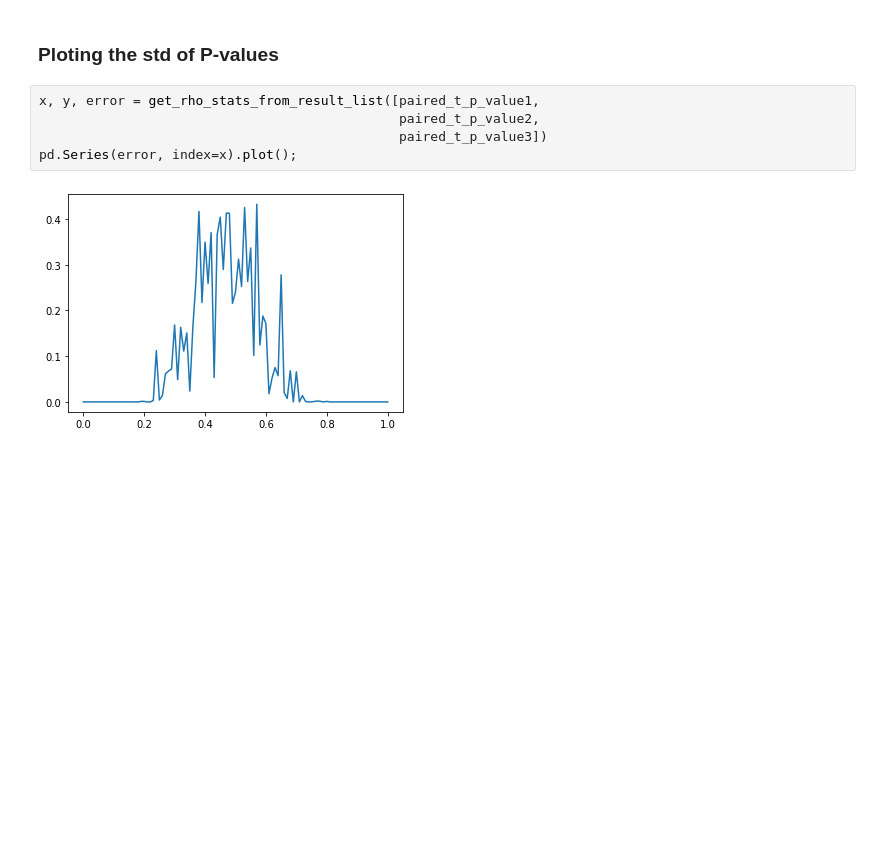
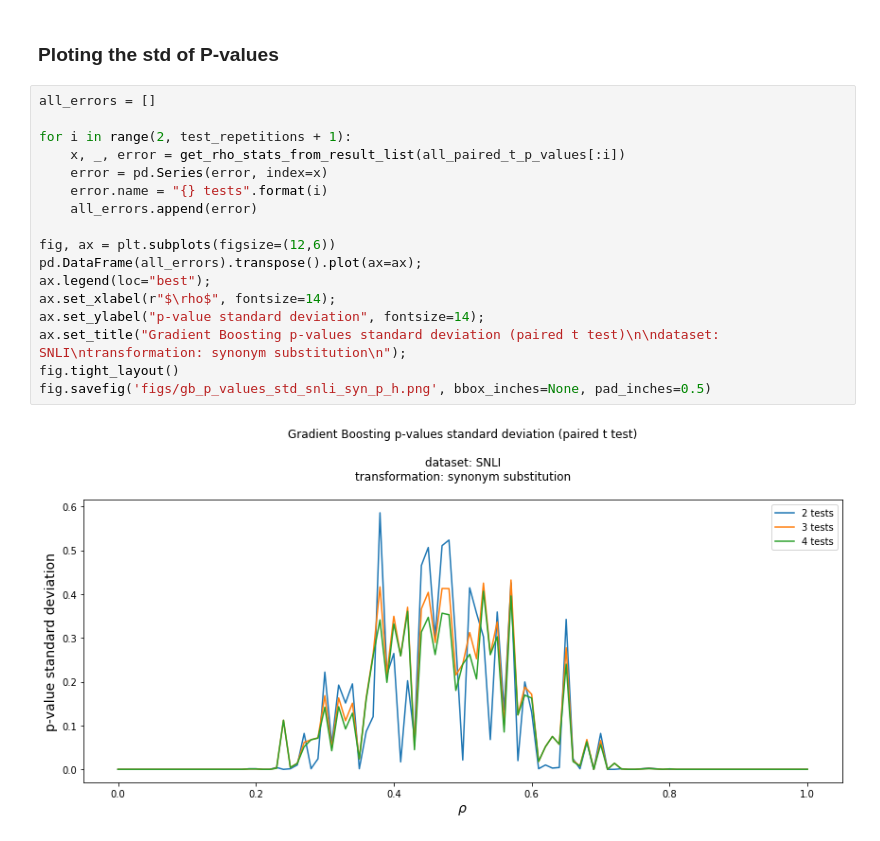
Before and after one commit to lukewanless/looking-for-equivalences, a Jupyter notebook: src/check_results_xgb_p_and_h.ipynb, the cells around one changed output. Cells and saved outputs as stored; diff of their text form; blank space fills up the shorter version.

```diff
--- a/src/check_results_xgb_p_and_h.ipynb
+++ b/src/check_results_xgb_p_and_h.ipynb
@@ -108,9 +100,21 @@ fig.savefig('figs/gb_p_values_snli_syn_p_h_zoom.png', bbox_inches=None, pad_inch
 # %% [markdown]
 ### Ploting the std of P-values
-# %%
-x, y, error = get_rho_stats_from_result_list([paired_t_p_value1,
-                                              paired_t_p_value2,
-                                              paired_t_p_value3])
-pd.Series(error, index=x).plot();
-# %% [output]
-[figure, removed]
+# %%
+all_errors = []
+
+for i in range(2, test_repetitions + 1):
+    x, _, error = get_rho_stats_from_result_list(all_paired_t_p_values[:i])
+    error = pd.Series(error, index=x)
+    error.name = "{} tests".format(i)
+    all_errors.append(error)
+
+fig, ax = plt.subplots(figsize=(12,6))
+pd.DataFrame(all_errors).transpose().plot(ax=ax);
+ax.legend(loc="best");
+ax.set_xlabel(r"$\rho$", fontsize=14);
+ax.set_ylabel("p-value standard deviation", fontsize=14);
+ax.set_title("Gradient Boosting p-values standard deviation (paired t test)\n\ndataset: SNLI\ntransformation: synonym substitution\n");
+fig.tight_layout()
+fig.savefig('figs/gb_p_values_std_snli_syn_p_h.png', bbox_inches=None, pad_inches=0.5)
+# %% [output]
+[figure, added]
```
Also changed, not shown: parts of 6 cells of this notebook, 7 other files.
